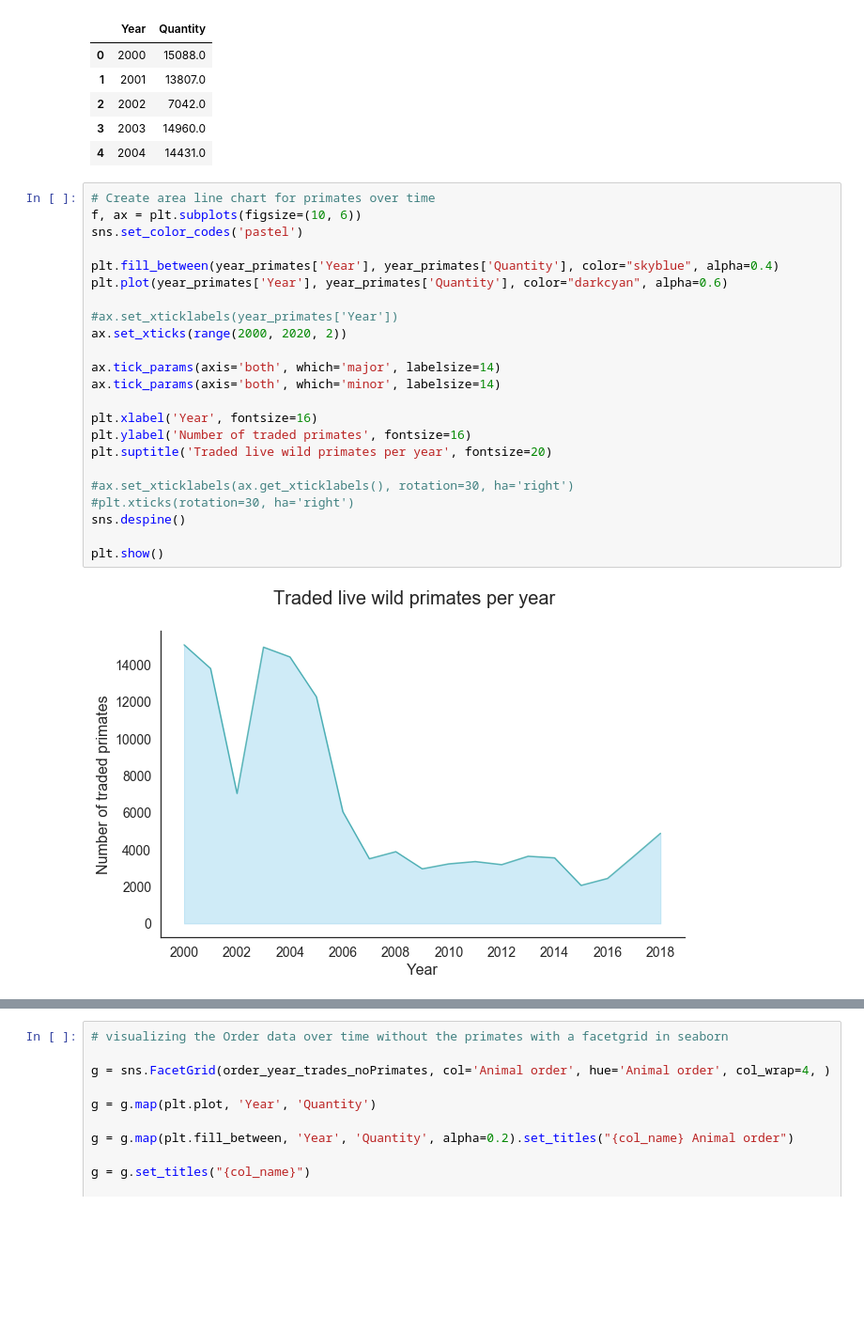
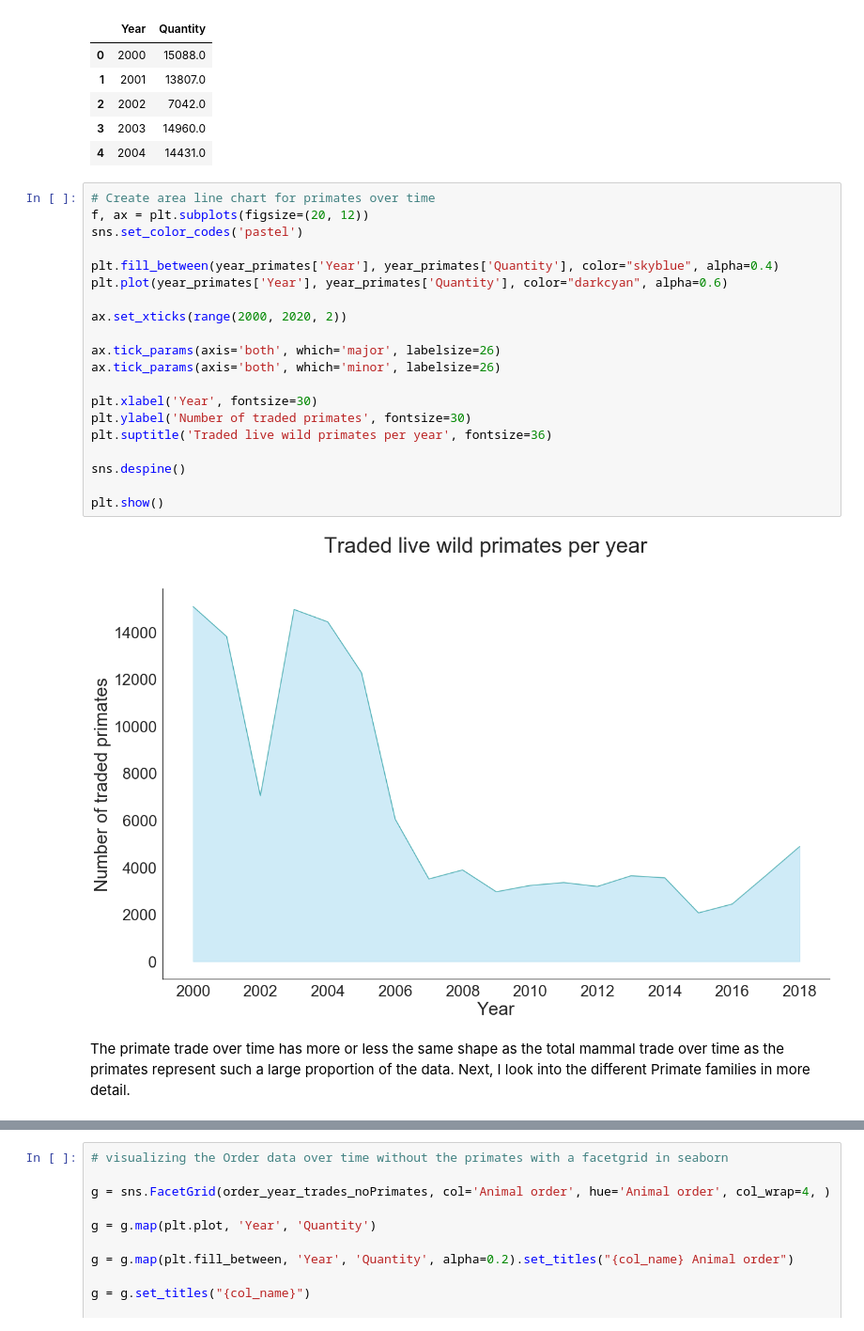
Before and after one commit to paoloironhack/dataptams2020, a Jupyter notebook: projects/Project4_Module2_Final_Project/your-code/Project4_notebook1.ipynb, the cells around one changed output, grey strips where cells are left out. Shown at 94% size. Drawn from its saved outputs; the diff is of its cells as text; blank space fills up the shorter version.

```diff
--- a/projects/Project4_Module2_Final_Project/your-code/Project4_notebook1.ipynb
+++ b/projects/Project4_Module2_Final_Project/your-code/Project4_notebook1.ipynb
@@ -466,29 +504,29 @@ year_primates.head()
 | 4 | 2004 | 14431.0 |
 # %%
 # Create area line chart for primates over time
-f, ax = plt.subplots(figsize=(10, 6))
+f, ax = plt.subplots(figsize=(20, 12))
 sns.set_color_codes('pastel')
 
 plt.fill_between(year_primates['Year'], year_primates['Quantity'], color="skyblue", alpha=0.4)
 plt.plot(year_primates['Year'], year_primates['Quantity'], color="darkcyan", alpha=0.6)
 
-#ax.set_xticklabels(year_primates['Year'])
 ax.set_xticks(range(2000, 2020, 2))
 
-ax.tick_params(axis='both', which='major', labelsize=14)
-ax.tick_params(axis='both', which='minor', labelsize=14)
+ax.tick_params(axis='both', which='major', labelsize=26)
+ax.tick_params(axis='both', which='minor', labelsize=26)
 
-plt.xlabel('Year', fontsize=16)
-plt.ylabel('Number of traded primates', fontsize=16)
-plt.suptitle('Traded live wild primates per year', fontsize=20)
+plt.xlabel('Year', fontsize=30)
+plt.ylabel('Number of traded primates', fontsize=30)
+plt.suptitle('Traded live wild primates per year', fontsize=36)
 
-#ax.set_xticklabels(ax.get_xticklabels(), rotation=30, ha='right')
-#plt.xticks(rotation=30, ha='right')
 sns.despine()
 
 plt.show()
 # %% [output]
-[figure, old version]
+[figure, new version]
+# %% [markdown]
+The primate trade over time has more or less the same shape as the total mammal trade over time as the primates represent such a large proportion of the data.
+Next, I look into the different Primate families in more detail.
 # %%
 # look into the different kinds of primates and their trade over time
 # make a dataframe and line chart with the different kinds
```
Also changed, not shown: parts of 76 cells of this notebook.
